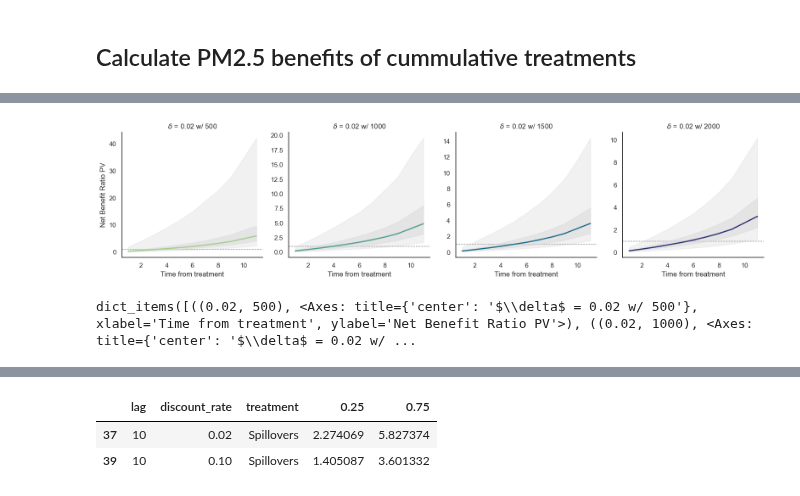
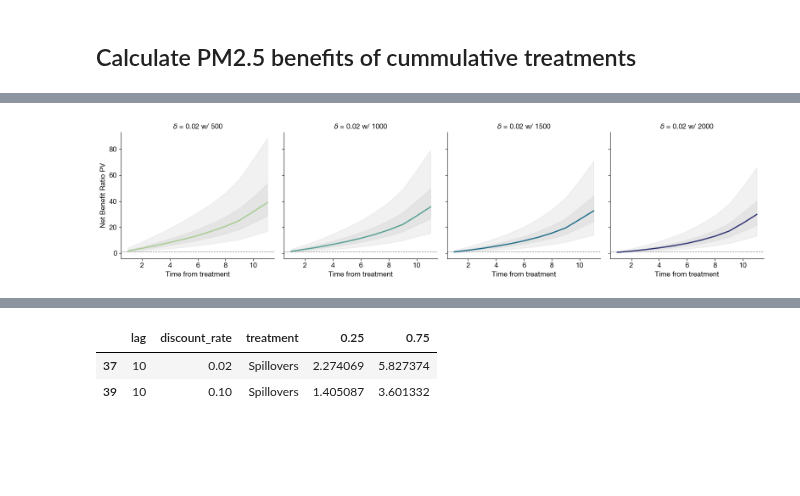
Before and after one commit to echolab-stanford/prescribed_fires, a Jupyter notebook: analysis/simulation_replication.ipynb, the cells around one changed output, grey strips where cells are left out. Cells and saved outputs as stored; diff of their text form; code cells hidden in the pictures; blank space fills up the shorter version.

```diff
--- a/analysis/simulation_replication.ipynb
+++ b/analysis/simulation_replication.ipynb
@@ -580,11 +575,9 @@ smoke_linked["year"] = smoke_linked.year.astype(int)
 
 benefits_no_spill, sims = calculate_benefits(
     n_treats=4000,
-    # path=f"{sim_path}/policy_no_spill_4000_large_4000",
     path=f"{sim_path}/policy_no_spill_large_new_4000",
-    # path="../data/policy_no_spill_4000/",
     discount_rates=[0.02, 0.04, 0.06, 0.1],
-    treat_severity=100,
+    treat_severity=60,
     average_treats=True,
     linked_data=smoke_linked,
     formula="sum_contrib ~ sum_severity + total_pixels + total_days | year",
@@ -600,10 +593,10 @@ bens_spill = []
 for size in [500, 1000, 1500, 2000]:
     benefits_spill, sims_spill = calculate_benefits(
         n_treats=size,
-        # path=f"{sim_path}/policy_spill_large_150",
-        path=f"{sim_path}/policy_spill_large_new_{size}",
+        # path=f"../data/simulations/policy_spill_large_new_{size}",
+        path=f"{sim_path}/policy_spill_large_new_new_{size}",
         discount_rates=[0.02, 0.04, 0.06, 0.1],
-        treat_severity=100,
+        treat_severity=60,
         average_treats=True,
         linked_data=smoke_linked,
         formula="sum_contrib ~ sum_severity + total_pixels + total_days | year",
@@ -754,9 +1003,12 @@ plt.savefig(
 # %%
+benefits_spill = pd.concat(bens_spill)
+benefits = pd.concat([benefits_no_spill, benefits_spill])
+
 # remove weird ratios
 benefits = benefits.dropna()
 
 # Select only the discount rates we want to plot
-deltas = [0.02, 0.1]
+deltas = [0.02, 0.04, 0.06, 0.1]
 benefits = benefits[benefits.discount_rate.isin(deltas)]
 
 mean_benefits = (
@@ -787,9 +1039,6 @@ g = sns.relplot(
     .tight_layout(w_pad=0)
 )
 
-colors = sns.color_palette(
-    "crest", n_colors=len(mean_benefits["discount_rate"].unique())
-)
 
 # Plot the 0.25 and 0.975 quantiles for each discount rate and lag
 iqr = (
@@ -846,17 +1095,16 @@ for idxs, ax in g.axes_dict.items():
         alpha=0.5,
         # color=colors[list(mean_benefits["discount_rate"].unique()).index(dr)],
     )
-    # plt.yscale("asinh", shift=10)
-    # ax.set_yscale("log")
 
 
 plt.tight_layout()
 
-# # Save plot
-# plt.savefig(
-#     "../figs/pv_benefits_pe_avg.pdf",
-#     bbox_inches="tight",
-#     dpi=300,
-#     transparent=True,
-# )
+# Save plot
+plt.savefig(
+    "../figs/pv_benefits_all_avg.pdf",
+    bbox_inches="tight",
+    dpi=300,
+    transparent=True,
+)
+plt.show()
 # %% [output]
@@ -864,5 +1150,5 @@ NameError: name 'benefits' is not defined
 # %%
-sns.set_style("white")
+# sns.set_style("white")
 
 # remove weird ratios
 benefits = benefits.dropna()
@@ -891,7 +1177,10 @@ g = sns.relplot(
     zorder=5,
     palette="crest",
     legend=False,
-    facet_kws={"sharey": "col", "sharex": True},
+    facet_kws={
+        "sharey": "row",
+        "sharex": True,
+    },
 )
 
 (
@@ -941,36 +1230,32 @@ for idxs, ax in g.axes_dict.items():
     q_dr_iqr = iqr[(iqr.discount_rate == dr) & (iqr.n_treats == n_treats)]
 
     ax.fill_between(
         q_dr.lag,
         q_dr[0.05],
         q_dr[0.95],
         color="#bdbdbd",
         alpha=0.2,
     )
 
     ax.fill_between(
         q_dr.lag,
         q_dr_iqr[0.25],
         q_dr_iqr[0.75],
         color="#d9d9d9",
         alpha=0.5,
     )
     # plt.yscale("asinh", shift=10)
     # ax.set_yscale("log")
 
 
 plt.tight_layout()
 
-# Save plot
+# # Save plot
 plt.savefig(
     "../figs/pv_benefits_pe_avg_spill_size.pdf",
     bbox_inches="tight",
     dpi=300,
     transparent=True,
 )
 # %% [output]
-[figure, old version]
+[figure, new version]
-# %%
-g.axes_dict.items()
-# %% [output]
-dict_items([((0.02, 500), <Axes: title={'center': '$\\delta$ = 0.02 w/ 500'}, xlabel='Time from treatment', ylabel='Net Benefit Ratio PV'>), ((0.02, 1000), <Axes: title={'center': '$\\delta$ = 0.02 w/ ...
```
Also changed, not shown: parts of 22 cells of this notebook, 4 other files.
